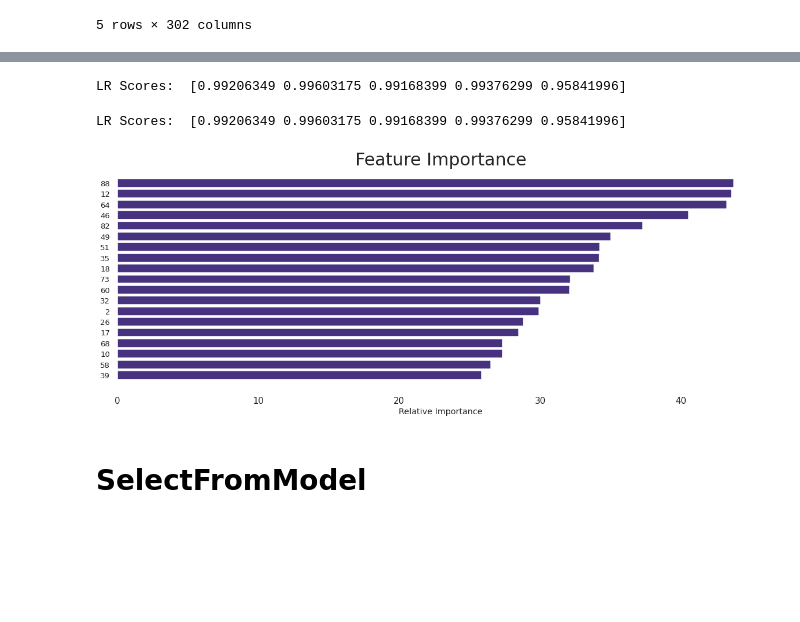
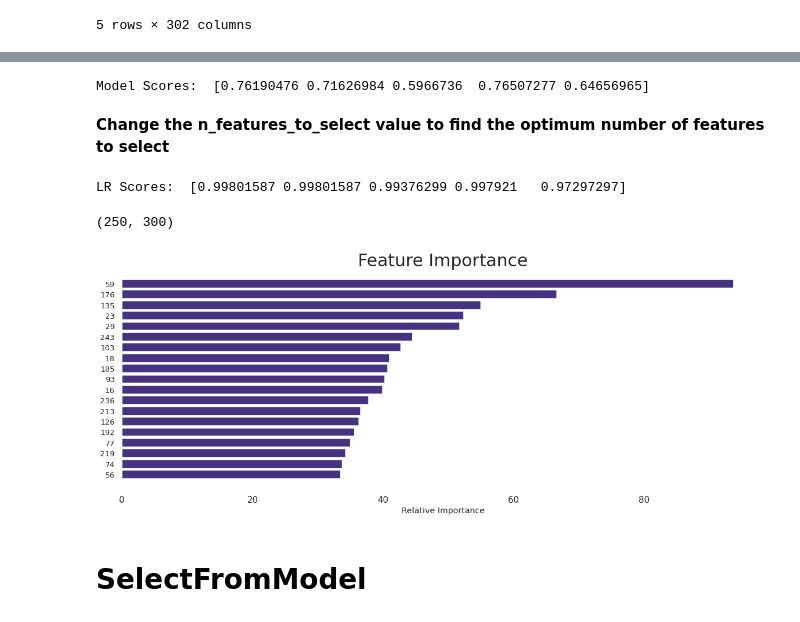
Before and after one commit to cagBRT/Machine-Learning, a Jupyter notebook: FeatureSelection1.ipynb, the cells around one changed output, grey strips where cells are left out. Cells and saved outputs as stored; diff of their text form; code cells hidden in the pictures; blank space fills up the shorter version.

```diff
--- a/FeatureSelection1.ipynb
+++ b/FeatureSelection1.ipynb
@@ -452,6 +469,15 @@ lr_scores = cross_val_score(lr, recursive_features, y_train, cv=5, scoring='roc_
+# %%
+modelLR = lr.fit(X_train, y_train)
+modelLR_scores = cross_val_score(lr, X_train, y_train, cv=5, scoring='roc_auc')
+print('Model Scores: ', model_scores)
+# %% [output]
+Model Scores:  [0.76190476 0.71626984 0.5966736  0.76507277 0.64656965]
+# %% [markdown]
+**Change the n_features_to_select value to find the optimum number of features to select**
 # %%
 # feature extraction
-rfe = RFE(lr, n_features_to_select=100)
+#Change the n_features_to_select
+rfe = RFE(lr, n_features_to_select=300)
 
 # fit on train set
 fit = rfe.fit(X_train, y_train)
@@ -459,32 +485,32 @@ fit = rfe.fit(X_train, y_train)
 # transform train set
 recursive_features = fit.transform(X_train)
 print('LR Scores: ', lr_scores)
+lr_scores = cross_val_score(lr, recursive_features, y_train, cv=5, scoring='roc_auc')
 # %% [output]
-LR Scores:  [0.99206349 0.99603175 0.99168399 0.99376299 0.95841996]
+LR Scores:  [0.99801587 0.99801587 0.99376299 0.997921   0.97297297]
-# %%
-model.fit(X_train, y_train)
-
-print('Model Scores: ', model_scores)
-# %% [output]
-LR Scores:  [0.99206349 0.99603175 0.99168399 0.99376299 0.95841996]
+# %%
+recursive_features.shape
+# %% [output]
+(250, 300)
 # %%
 # checking which are the most important features
 feature_importance = rfc.fit(recursive_features, y_train).feature_importances_
-
 # Make importances relative to max importance.
 feature_importance = 100.0 * (feature_importance / feature_importance.max())
 sorted_idx = np.argsort(feature_importance)
 sorted_idx = sorted_idx[-20:-1:1]
 pos = np.arange(sorted_idx.shape[0]) + .5
+pos.dtype.names
+X_train_df.columns[sorted_idx]
 plt.barh(pos, feature_importance[sorted_idx], align='center')
 plt.yticks(pos, X_train_df.columns[sorted_idx])
 plt.xlabel('Relative Importance')
 plt.title('Feature Importance', fontsize=30)
 plt.tick_params(axis='x', which='major', labelsize=15)
 sns.despine(left=True, bottom=True)
 plt.show()
 # %% [output]
-[figure, old version]
+[figure, new version]
 # %% [markdown]
 # **SelectFromModel**
 # %%
```
Also changed, not shown: parts of 28 cells of this notebook.
